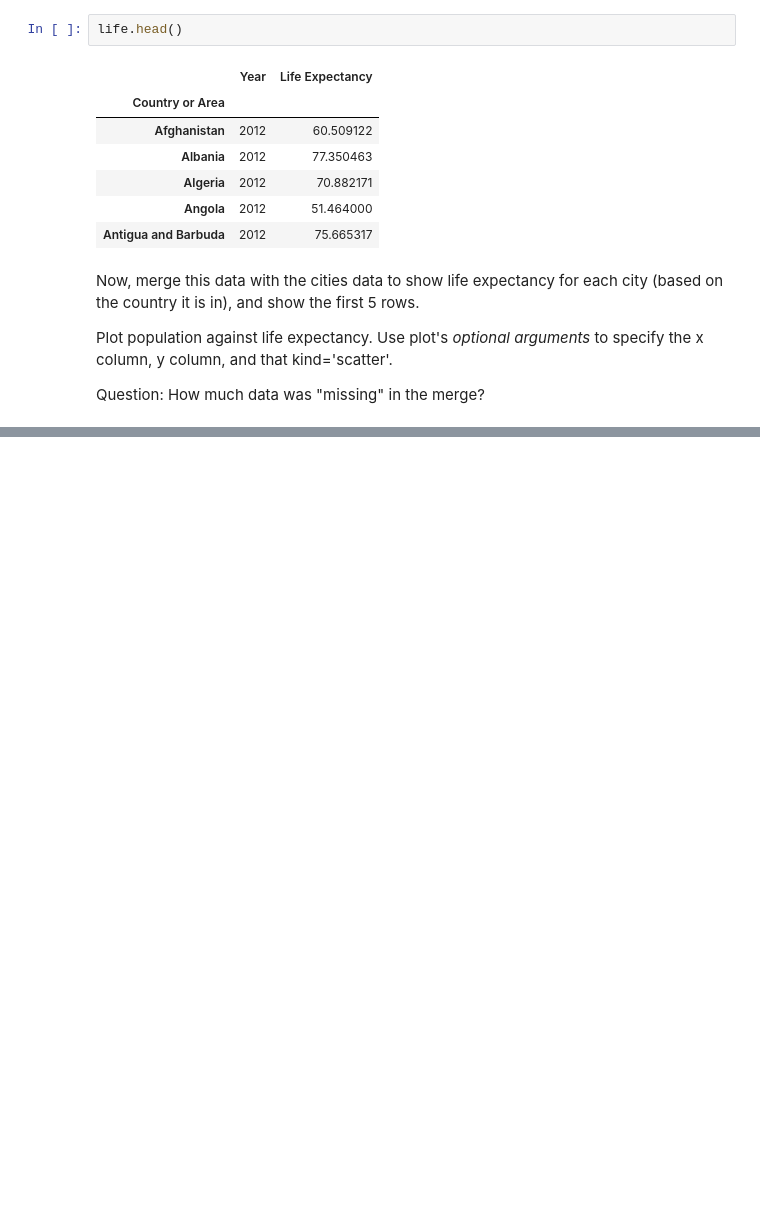
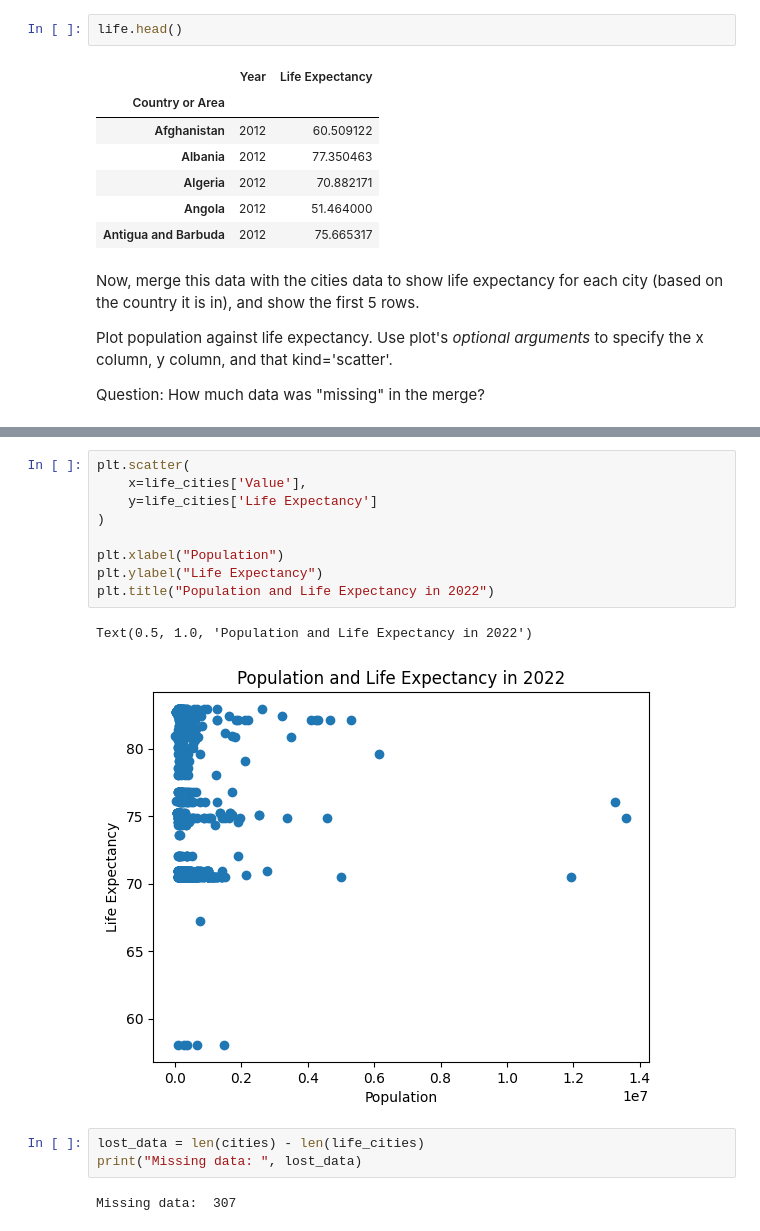
Before and after one commit to Kate823-jjj/QM-1, a Jupyter notebook: notebooks/RW. Merging and Joining.ipynb, the cells around one changed output, grey strips where cells are left out. Saved outputs shown, nothing was run; the diff lists cells and outputs as text; blank space fills up the shorter version.

```diff
--- a/notebooks/RW. Merging and Joining.ipynb
+++ b/notebooks/RW. Merging and Joining.ipynb
@@ -531,3 +508,20 @@ life_cities.head()
 | 2 | 2012 | Total | Both Sexes | Comodoro Rivadavia-Rada Tilly | Urban agglomeration | Estimate - de facto | Final figure, complete | 2012 | 145475.0 | ... |
 | 3 | 2012 | Total | Both Sexes | Concordia | Urban agglomeration | Estimate - de facto | Final figure, complete | 2012 | 155905.0 | ... |
 | 4 | 2012 | Total | Both Sexes | Corrientes | Urban agglomeration | Estimate - de facto | Final figure, complete | 2012 | 368778.0 | ... |
+# %%
+plt.scatter(
+    x=life_cities['Value'],
+    y=life_cities['Life Expectancy']
+)
+
+plt.xlabel("Population")
+plt.ylabel("Life Expectancy")
+plt.title("Population and Life Expectancy in 2022")
+# %% [output]
+Text(0.5, 1.0, 'Population and Life Expectancy in 2022')
+[figure, added]
+# %%
+lost_data = len(cities) - len(life_cities)
+print("Missing data: ", lost_data)
+# %% [output]
+Missing data:  307
```
Also changed, not shown: parts of 22 cells of this notebook.
